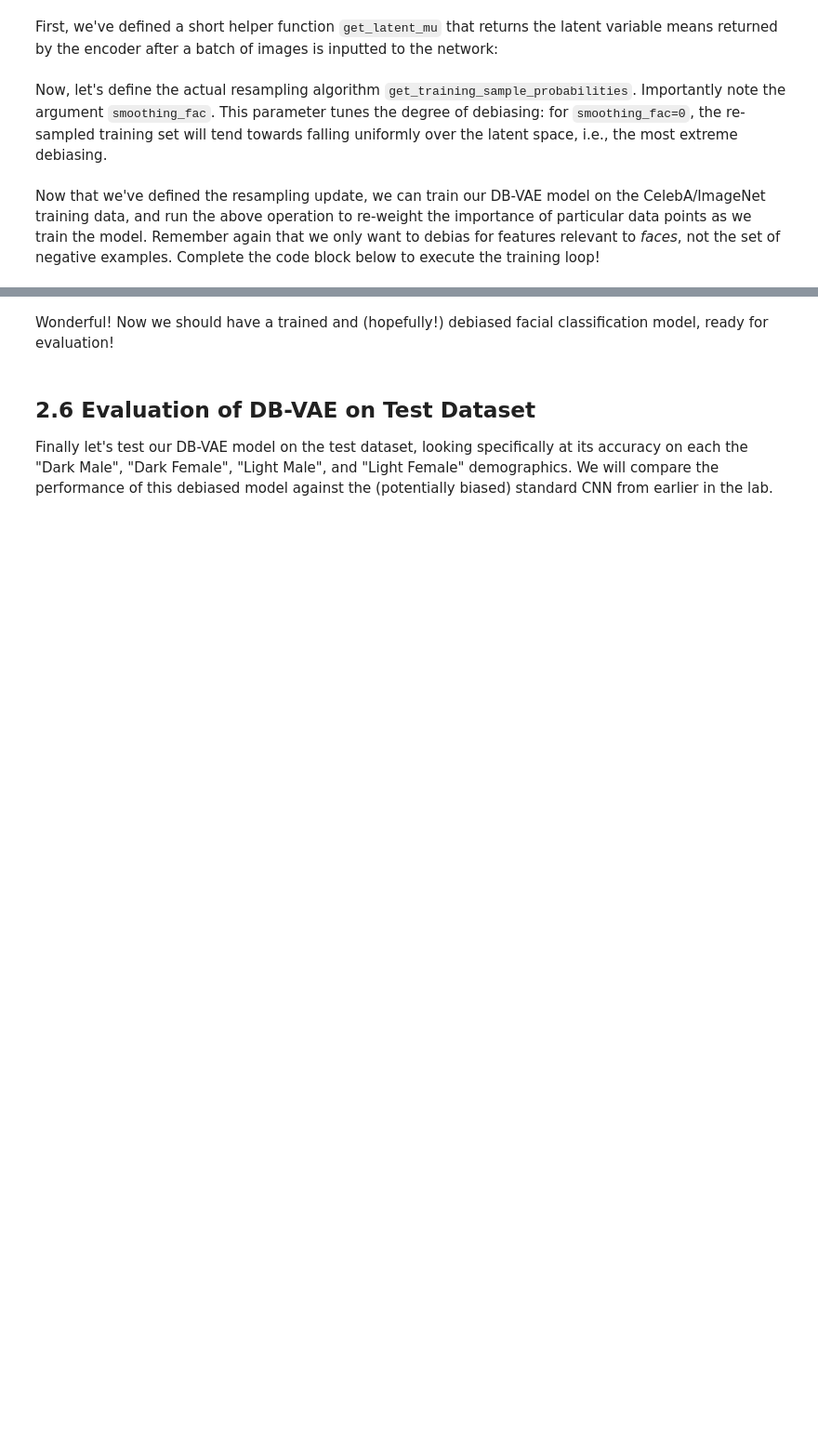
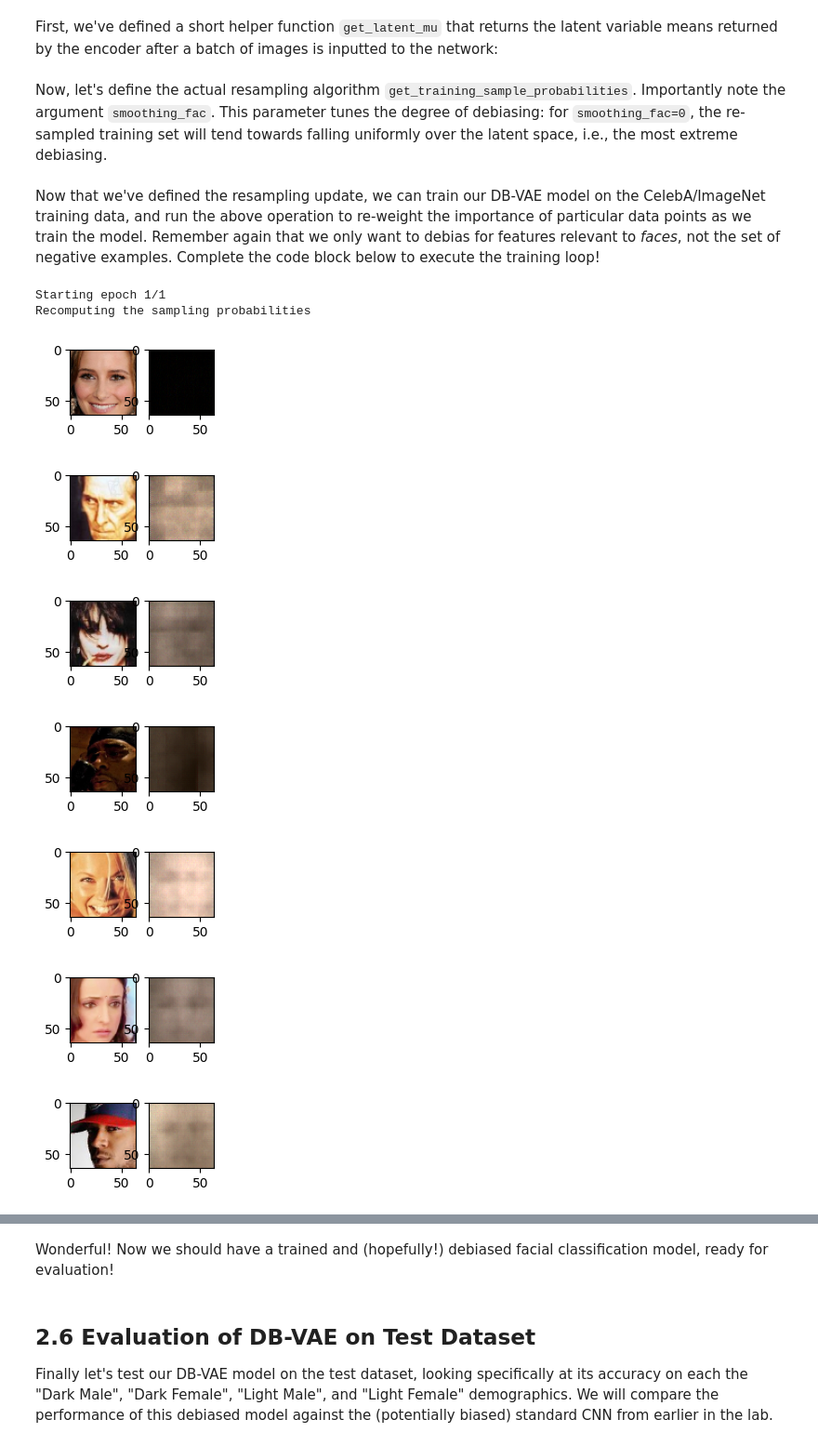
Before and after one commit to amindell11/6.S191, a Jupyter notebook: lab2/Part2_Debiasing.ipynb, the cells around one changed output, grey strips where cells are left out. Shown: that part at 93% size. Drawn from its saved outputs; the diff is of its cells as text; code cells hidden in the pictures; blank space fills up the shorter version.

```diff
--- a/lab2/Part2_Debiasing.ipynb
+++ b/lab2/Part2_Debiasing.ipynb
@@ -595,7 +595,7 @@ def get_training_sample_probabilities(images, dbvae, bins=10, smoothing_fac=0.00
         # TODO: call the digitize function to find which bins in the latent distribution
         #    every data sample falls in to
         # https://docs.scipy.org/doc/numpy-1.13.0/reference/generated/numpy.digitize.html
-        bin_idx = np.digitize(latent_distribution, bins) # TODO
+        bin_idx = np.digitize(latent_distribution,bin_edges)
 
         # smooth the density function
         hist_smoothed_density = hist_density + smoothing_fac
@@ -658,31 +658,41 @@ def debiasing_train_step(x, y):
 all_faces = loader.get_all_train_faces()
 
 if hasattr(tqdm, '_instances'): tqdm._instances.clear() # clear if it exists
 
 # The training loop -- outer loop iterates over the number of epochs
 step = 0
 for i in range(params["num_epochs"]):
 
   IPython.display.clear_output(wait=True)
   print("Starting epoch {}/{}".format(i+1, params["num_epochs"]))
 
   # Recompute data sampling proabilities
   '''TODO: recompute the sampling probabilities for debiasing'''
-  p_faces = get_training_sample_probabilities('''TODO''', '''TODO''') # TODO
+  p_faces = get_training_sample_probabilities(all_faces,dbvae) # TODO
 
   # get a batch of training data and compute the training step
   for j in tqdm(range(loader.get_train_size() // params["batch_size"])):
     # load a batch of data
     (x, y) = loader.get_batch(params["batch_size"], p_pos=p_faces)
 
     # loss optimization
     loss = debiasing_train_step(x, y)
     experiment.log_metric("loss", loss.numpy().mean(), step=step)
 
     # plot the progress every 200 steps
     if j % 500 == 0:
       mdl.util.plot_sample(x, y, dbvae)
 
     step += 1
 
 experiment.end()
+# %% [output]
+Starting epoch 1/1
+Recomputing the sampling probabilities
+[figure, added]
+[figure, added]
+[figure, added]
+[figure, added]
+[figure, added]
+[figure, added]
+[figure, added]
```
Also changed, not shown: parts of 2 cells of this notebook.
